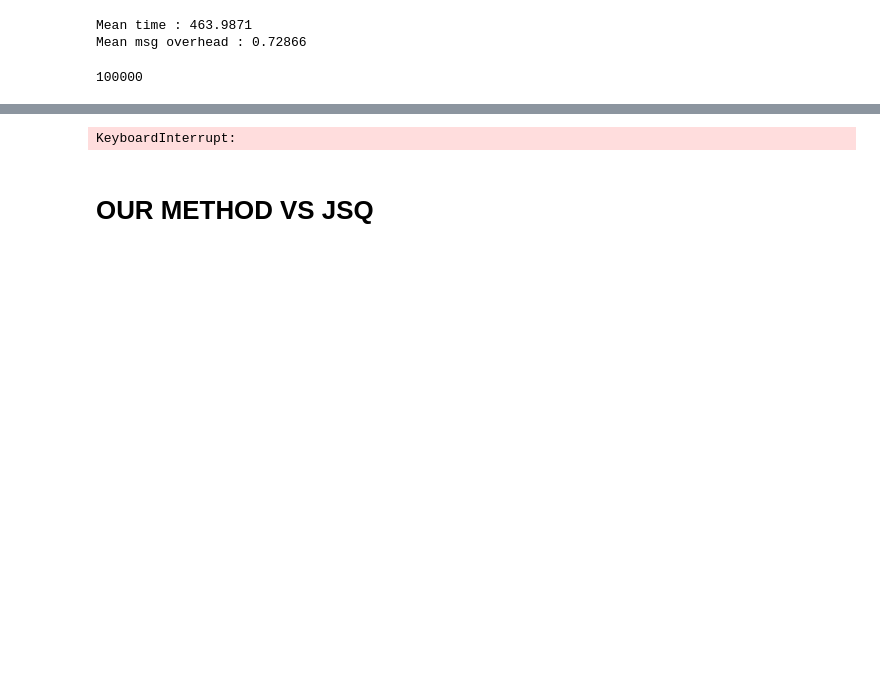
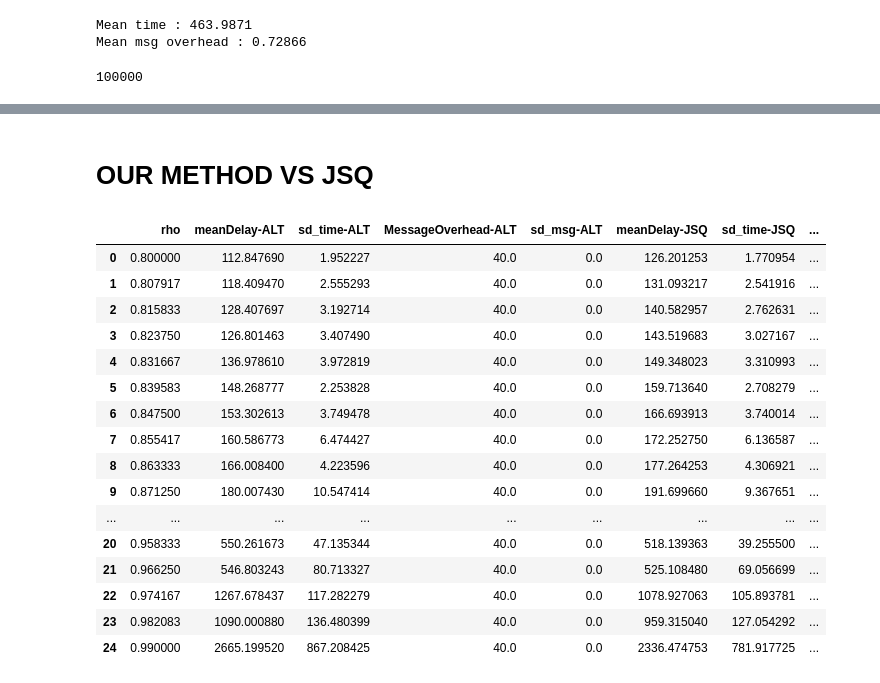
Before and after one commit to Gruntrexpewrus/NetworkingBaiocchihmks, a Jupyter notebook: Script Servers_toRUN.ipynb, the cells around one changed output, grey strips where cells are left out. Drawn from its saved outputs; the diff is of its cells as text; code cells hidden in the pictures; blank space fills up the shorter version.

```diff
--- a/Script Servers_toRUN.ipynb
+++ b/Script Servers_toRUN.ipynb
@@ -457,5 +545,5 @@ d2.to_csv('d2.csv', index = False)
 # %%
-#LEO
+#NINA2
 rho = []
 times1 = []
 msg1 = []
@@ -465,16 +553,14 @@ for ro in list(np.linspace(0.8,0.99,70)):
     temp1 = []
     temp2 = []
     for i in range(15):
-        a = POD_simulation(100000, T0 = 1, q = 3 / 5, Ybar = 10, N = 20, alpha = 0.5, rho = ro)
+        a = NINA_simulation(100000, T0 = 1, q = 3 / 5, Ybar = 10, N = 20, alpha = 0.5, rho = ro)
         temp1.append(np.mean(a[0]))
         temp2.append(np.mean(a[1]))
     times1.append(np.mean(temp1))
     msg1.append(np.mean(temp2))
     sd1.append(np.std(temp1)/np.sqrt(15))
-    sd2.append(np.std(temp2)/np.sqrt(15))
+    sd1.append(np.std(temp2)/np.sqrt(15))
     rho.append(ro)
-d3 = {'rho':rho, 'meanDelay':times1, 'sd_time':sd1, 'MessageOverhead':msg1, 'sd_msg':sd2}
-d3 = pd.DataFrame.from_dict(d1)
-d3.to_csv('d3.csv', index = False)
+d5 = {'rho':rho, 'meanDelay':times1, 'sd_time':sd1, 'MessageOverhead':msg1, 'sd_msg':sd2}
+d5 = pd.DataFrame.from_dict(d1)
+d5.to_csv('d5.csv', index = False)
-# %% [output]
-KeyboardInterrupt:
@@ -503,25 +567,3 @@ d4.to_csv('d4.csv', index = False)
-# %%
-#NINA2
-rho = []
-times1 = []
-msg1 = []
-sd1 = []
-sd2 = []
-for ro in list(np.linspace(0.8,0.99,70)):
-    temp1 = []
-    temp2 = []
-    for i in range(15):
-        a = NINA_simulation(100000, T0 = 1, q = 3 / 5, Ybar = 10, N = 20, alpha = 0.5, rho = ro)
-        temp1.append(np.mean(a[0]))
-        temp2.append(np.mean(a[1]))
-    times1.append(np.mean(temp1))
-    msg1.append(np.mean(temp2))
-    sd1.append(np.std(temp1)/np.sqrt(15))
-    sd2.append(np.std(temp2)/np.sqrt(15))
-    rho.append(ro)
-d5 = {'rho':rho, 'meanDelay':times1, 'sd_time':sd1, 'MessageOverhead':msg1, 'sd_msg':sd2}
-d5 = pd.DataFrame.from_dict(d1)
-d5.to_csv('d5.csv', index = False)
 # %%
 #open dfs
 d1 = pd.read_csv('d1.csv', low_memory = False)
@@ -581,3 +623,28 @@ plt.legend(loc='lower right', bbox_to_anchor=(0., 0.7, 0.3, 0.2))
 
 
 plt.savefig('MeanMessageOverOUR.png')
+# %%
+d3 = {'rho':rho, 'meanDelay-ALT':times1, 'sd_time-ALT':sd1, 'MessageOverhead-ALT':msg1, 'sd_msg-ALT':sd2, 'meanDelay-JSQ' : JSQtimes, "sd_time-JSQ" : sd1JSQ, "MessageOverhead-JSQ" : JSQmsg, 'sd_msg-JSQ' : sd2JSQ}
+# %%
+d3["sd_time-ALT"] = d3["sd_time-ALT"] * np.sqrt(3)
+d3["sd_time-JSQ"] = d3["sd_time-JSQ"] * np.sqrt(3)
+# %%
+d3
+# %% [output]
+|  | rho | meanDelay-ALT | sd_time-ALT | MessageOverhead-ALT | sd_msg-ALT | meanDelay-JSQ | sd_time-JSQ | ... |
+| 0 | 0.800000 | 112.847690 | 1.952227 | 40.0 | 0.0 | 126.201253 | 1.770954 | ... |
+| 1 | 0.807917 | 118.409470 | 2.555293 | 40.0 | 0.0 | 131.093217 | 2.541916 | ... |
+| 2 | 0.815833 | 128.407697 | 3.192714 | 40.0 | 0.0 | 140.582957 | 2.762631 | ... |
+| 3 | 0.823750 | 126.801463 | 3.407490 | 40.0 | 0.0 | 143.519683 | 3.027167 | ... |
+| 4 | 0.831667 | 136.978610 | 3.972819 | 40.0 | 0.0 | 149.348023 | 3.310993 | ... |
+| 5 | 0.839583 | 148.268777 | 2.253828 | 40.0 | 0.0 | 159.713640 | 2.708279 | ... |
+| 6 | 0.847500 | 153.302613 | 3.749478 | 40.0 | 0.0 | 166.693913 | 3.740014 | ... |
+| 7 | 0.855417 | 160.586773 | 6.474427 | 40.0 | 0.0 | 172.252750 | 6.136587 | ... |
+| 8 | 0.863333 | 166.008400 | 4.223596 | 40.0 | 0.0 | 177.264253 | 4.306921 | ... |
+| 9 | 0.871250 | 180.007430 | 10.547414 | 40.0 | 0.0 | 191.699660 | 9.367651 | ... |
+| ... | ... | ... | ... | ... | ... | ... | ... | ... |
+| 20 | 0.958333 | 550.261673 | 47.135344 | 40.0 | 0.0 | 518.139363 | 39.255500 | ... |
+| 21 | 0.966250 | 546.803243 | 80.713327 | 40.0 | 0.0 | 525.108480 | 69.056699 | ... |
+| 22 | 0.974167 | 1267.678437 | 117.282279 | 40.0 | 0.0 | 1078.927063 | 105.893781 | ... |
+| 23 | 0.982083 | 1090.000880 | 136.480399 | 40.0 | 0.0 | 959.315040 | 127.054292 | ... |
+| 24 | 0.990000 | 2665.199520 | 867.208425 | 40.0 | 0.0 | 2336.474753 | 781.917725 | ... |
```
Also changed, not shown: parts of 9 cells of this notebook.
